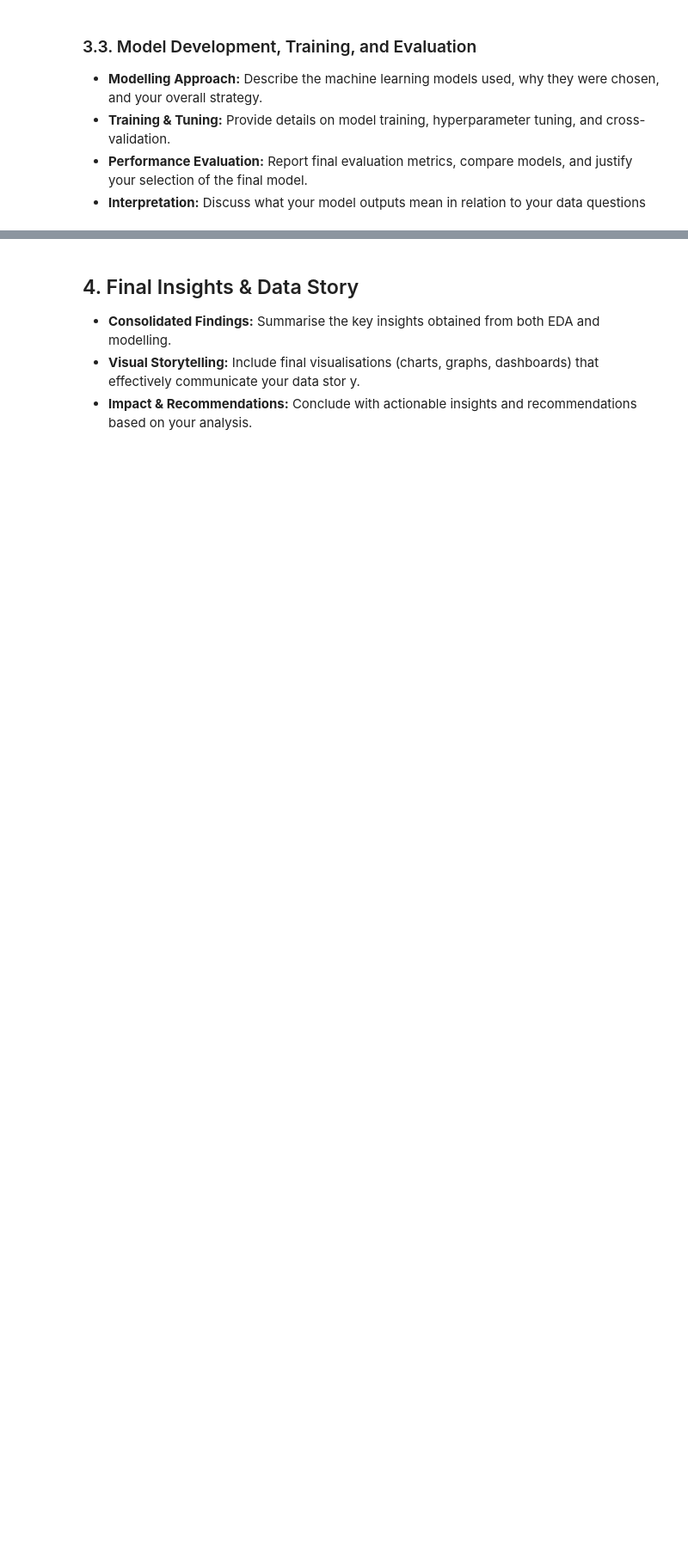
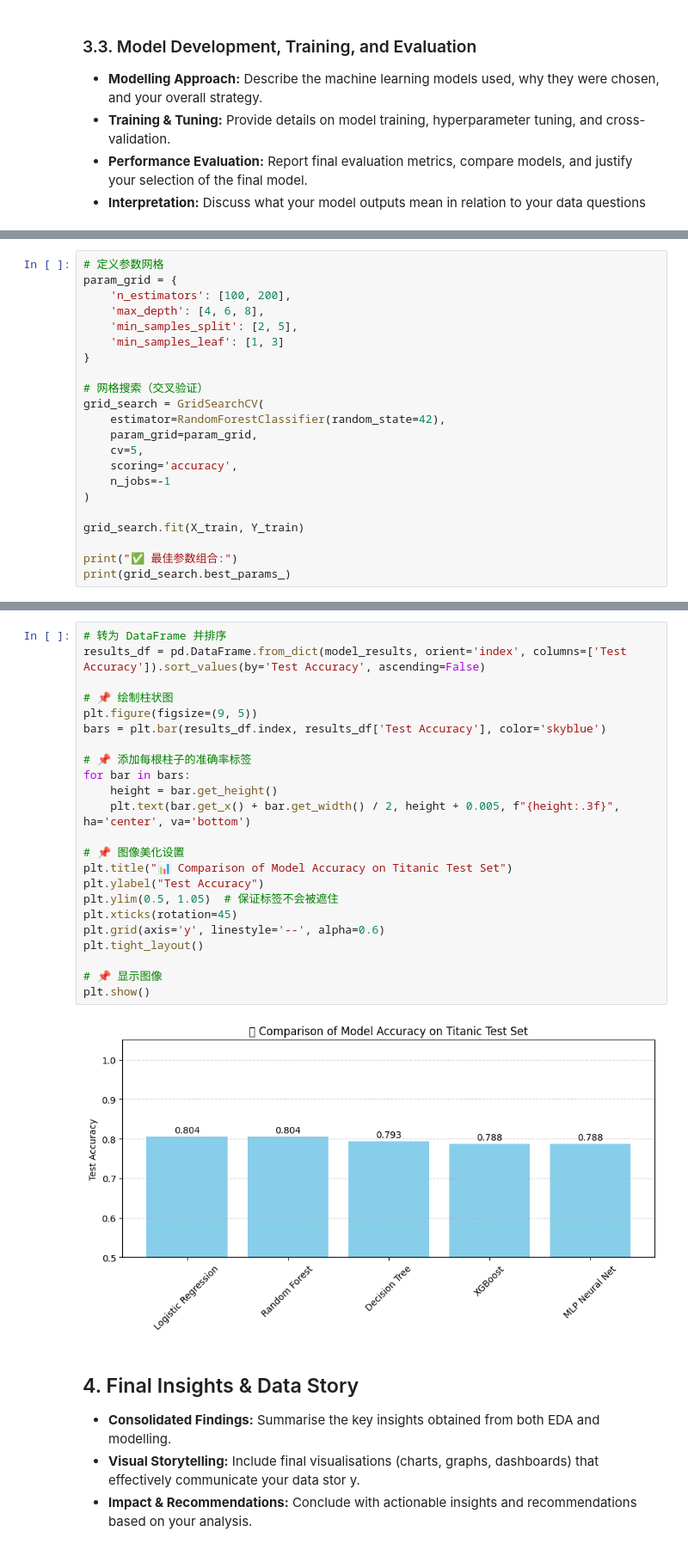
Before and after one commit to wuke0708/5001, a Jupyter notebook: CIV_Group2_f3.ipynb, the cells around one changed output, grey strips where cells are left out. Shown at 86% size. Drawn from its saved outputs; the diff is of its cells as text; blank space fills up the shorter version.

```diff
--- a/CIV_Group2_f3.ipynb
+++ b/CIV_Group2_f3.ipynb
@@ -1423,0 +1269,22 @@ X.columns.tolist()
+# %%
+# 定义参数网格
+param_grid = {
+    'n_estimators': [100, 200],
+    'max_depth': [4, 6, 8],
+    'min_samples_split': [2, 5],
+    'min_samples_leaf': [1, 3]
+}
+
+# 网格搜索（交叉验证）
+grid_search = GridSearchCV(
+    estimator=RandomForestClassifier(random_state=42),
+    param_grid=param_grid,
+    cv=5,
+    scoring='accuracy',
+    n_jobs=-1
+)
+
+grid_search.fit(X_train, Y_train)
+
+print("✅ 最佳参数组合:")
+print(grid_search.best_params_)
@@ -1424,3 +1678,28 @@ X.columns.tolist()
+# %%
+# 转为 DataFrame 并排序
+results_df = pd.DataFrame.from_dict(model_results, orient='index', columns=['Test Accuracy']).sort_values(by='Test Accuracy', ascending=False)
+
+# 📌 绘制柱状图
+plt.figure(figsize=(9, 5))
+bars = plt.bar(results_df.index, results_df['Test Accuracy'], color='skyblue')
+
+# 📌 添加每根柱子的准确率标签
+for bar in bars:
+    height = bar.get_height()
+    plt.text(bar.get_x() + bar.get_width() / 2, height + 0.005, f"{height:.3f}", ha='center', va='bottom')
+
+# 📌 图像美化设置
+plt.title("📊 Comparison of Model Accuracy on Titanic Test Set")
+plt.ylabel("Test Accuracy")
+plt.ylim(0.5, 1.05)  # 保证标签不会被遮住
+plt.xticks(rotation=45)
+plt.grid(axis='y', linestyle='--', alpha=0.6)
+plt.tight_layout()
+
+# 📌 显示图像
+plt.show()
+# %% [output]
+[figure, added]
 # %% [markdown]
 ## 4. Final Insights & Data Story
 - **Consolidated Findings:**
```
Also changed, not shown: parts of 32 cells of this notebook.
